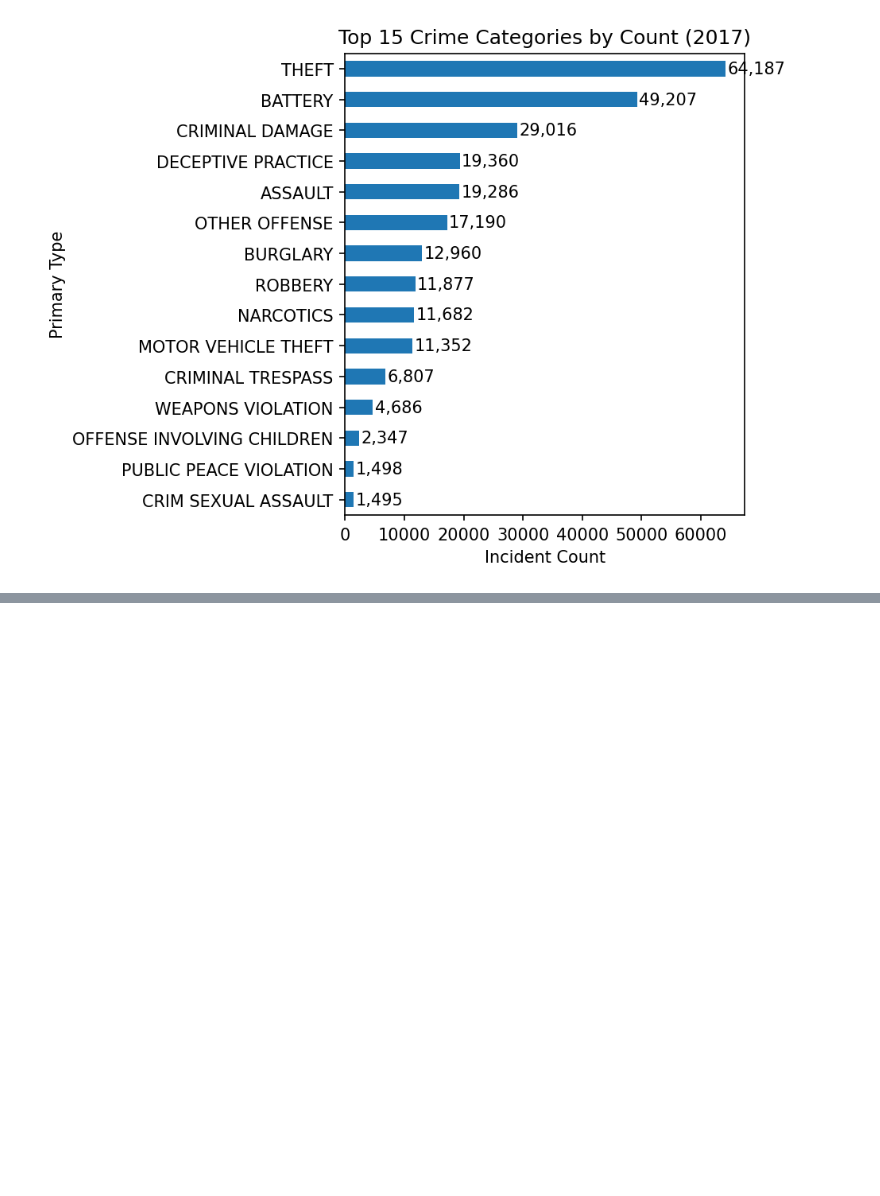
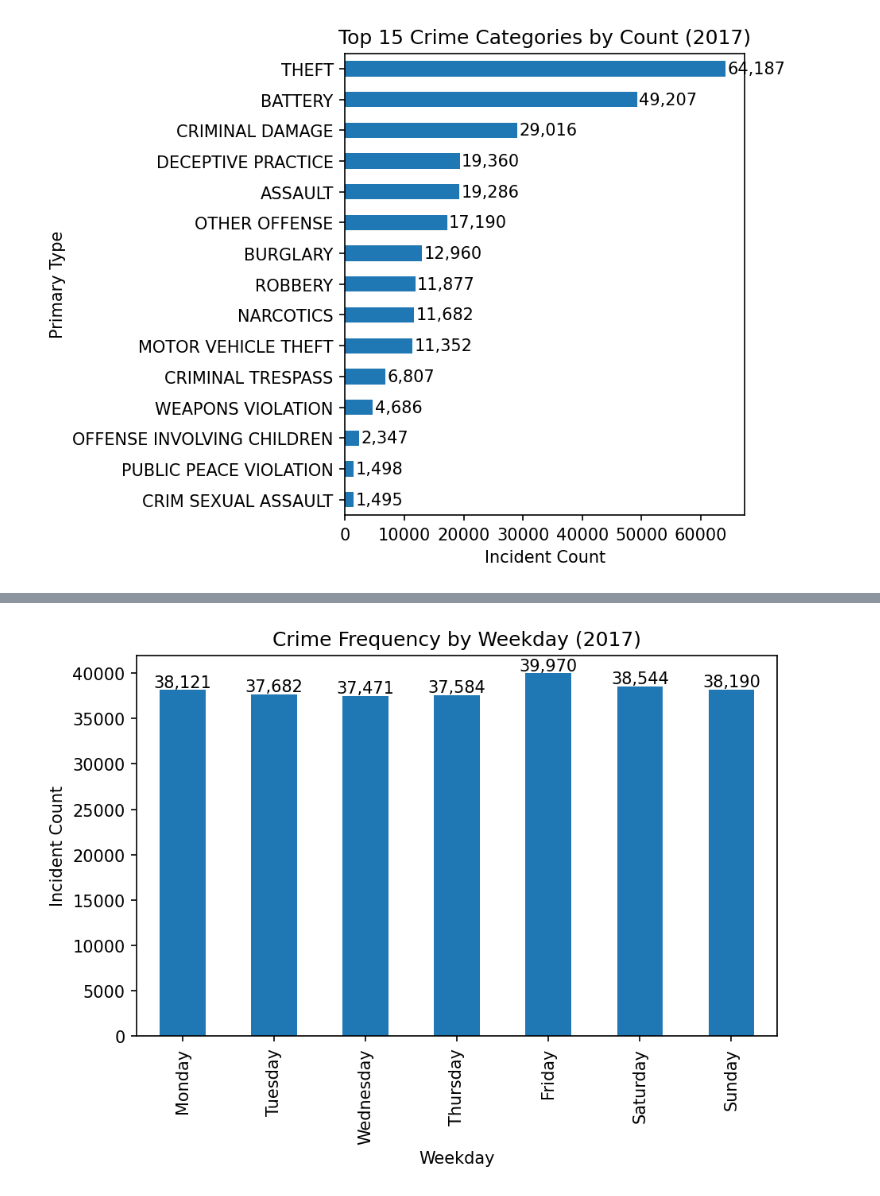
Before and after one commit to susie682/Infosys722--Assignment-4-BDAS, a Jupyter notebook: 2_3_ExploreData.ipynb, the cells around one changed output, grey strips where cells are left out. Saved outputs shown, nothing was run; the diff lists cells and outputs as text; code cells hidden in the pictures; blank space fills up the shorter version.

```diff
--- a/2_3_ExploreData.ipynb
+++ b/2_3_ExploreData.ipynb
@@ -70,18 +76,25 @@ plt.rcParams.update({"figure.dpi": 150})
 # %%
-top_cat = (df2017.groupBy(F.col(COL_CAT)).count()
-                  .orderBy(F.desc("count"))
-                  .limit(15)).toPandas()
+# ===========================================
+# Figure 5: Top 15 Crime Categories by Count
+# ===========================================
+top_cat = (
+    df2017.groupBy(F.col(COL_CAT)).count()
+          .orderBy(F.desc("count"))
+          .limit(15)
+).toPandas()
 
+# Sort ascending for a clean horizontal bar chart
 top_cat = top_cat.sort_values("count", ascending=True)
 
 ax = top_cat.plot(kind="barh", x=COL_CAT, y="count", legend=False)
 ax.set_title("Top 15 Crime Categories by Count (2017)")
-ax.set_xlabel("Incident Count"); ax.set_ylabel("Primary Type")
+ax.set_xlabel("Incident Count")
+ax.set_ylabel("Primary Type")
 
-# 注数值
+# Annotate counts at the end of bars
 for p in ax.patches:
-    w = int(p.get_width())
-    ax.text(w+300, p.get_y()+p.get_height()/2, f"{w:,}", va="center")
+  w = int(p.get_width())
+  ax.text(w + 300, p.get_y() + p.get_height() / 2, f"{w:,}", va="center")
 
 plt.tight_layout()
 plt.savefig("/content/figs/figure5_primary_type_by_count.png")
@@ -90,0 +157,23 @@ plt.show()
+# %%
+# ============================================
+# Figure 8: Crime Frequency by Weekday (2017)
+# ============================================
+wd_cnt = df2017.groupBy("Weekday").count().toPandas()
+order = ["Monday","Tuesday","Wednesday","Thursday","Friday","Saturday","Sunday"]
+wd_cnt["Weekday"] = pd.Categorical(wd_cnt["Weekday"], categories=order, ordered=True)
+wd_cnt = wd_cnt.sort_values("Weekday")
+
+ax = wd_cnt.plot(kind="bar", x="Weekday", y="count", legend=False)
+ax.set_title("Crime Frequency by Weekday (2017)")
+ax.set_xlabel("Weekday")
+ax.set_ylabel("Incident Count")
+
+for p in ax.patches:
+  h = int(p.get_height())
+  ax.text(p.get_x() + p.get_width()/2, h + 300, f"{h:,}", ha="center")
+
+plt.tight_layout()
+plt.savefig("/content/figs/figure8_by_weekday.png")
+plt.show()
+# %% [output]
+[figure, added]
```
Also changed, not shown: parts of 7 cells of this notebook.
